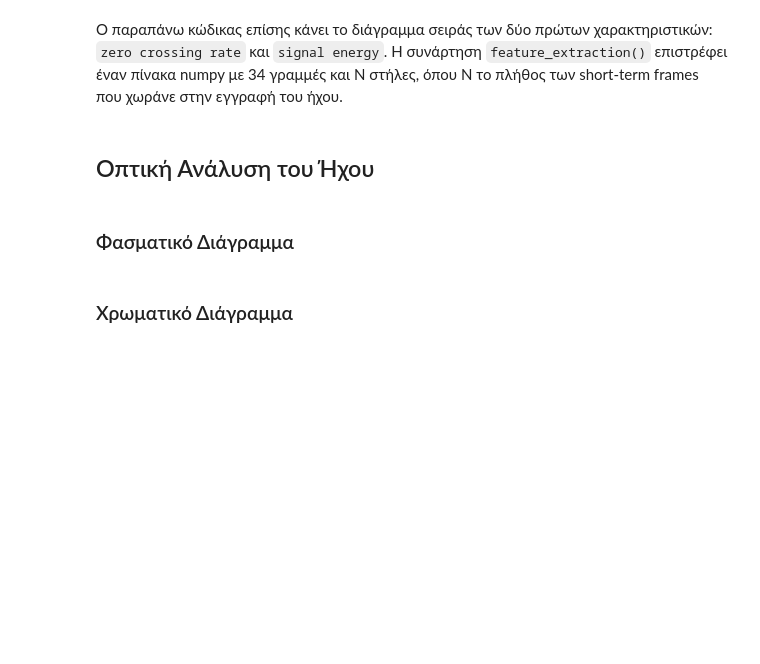
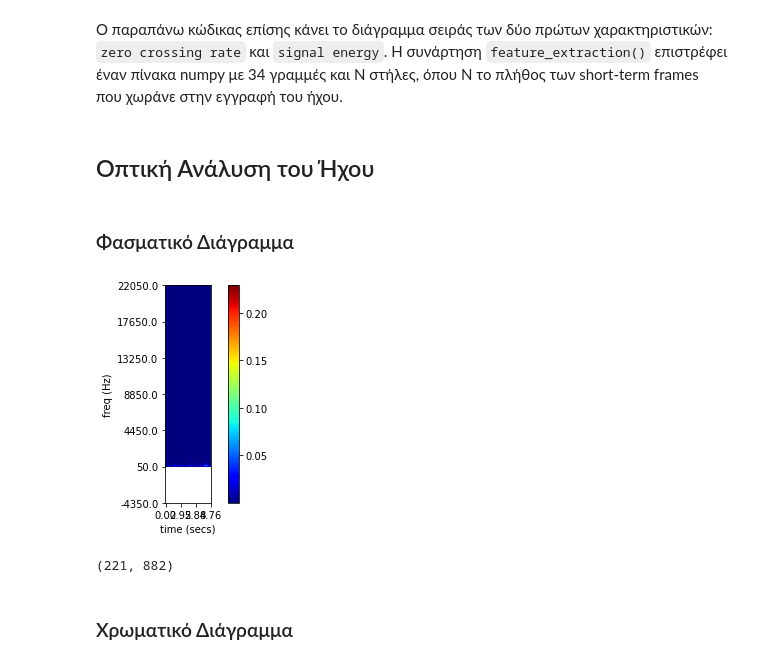
Before and after one commit to kmouts/PPS_Telemed, a Jupyter notebook: heart_sound_analysis.ipynb, the cells around one changed output. Drawn from its saved outputs; the diff is of its cells as text; code cells hidden in the pictures; blank space fills up the shorter version.

```diff
--- a/heart_sound_analysis.ipynb
+++ b/heart_sound_analysis.ipynb
@@ -53,9 +117,12 @@ O παραπάνω κώδικας επίσης κάνει το διάγραμμ
 # %% [markdown]
 ### Φασματικό Διάγραμμα
 # %%
-[fs, x] = audioBasicIO.read_audio_file("pyAudioAnalysis/pyAudioAnalysis/data/doremi.wav")
+[fs, x] = audioBasicIO.read_audio_file("trainingData/normal/normal_201101070538.wav")
 x = audioBasicIO.stereo_to_mono(x)
 specgram, TimeAxis, FreqAxis = ShortTermFeatures.spectrogram(x, fs, round(fs * 0.040),round(fs * 0.040), True)
+# %% [output]
+[figure, added]
+(221, 882)
 # %% [markdown]
 ### Χρωματικό Διάγραμμα
 # %%
```
Also changed, not shown: parts of 16 cells of this notebook.
